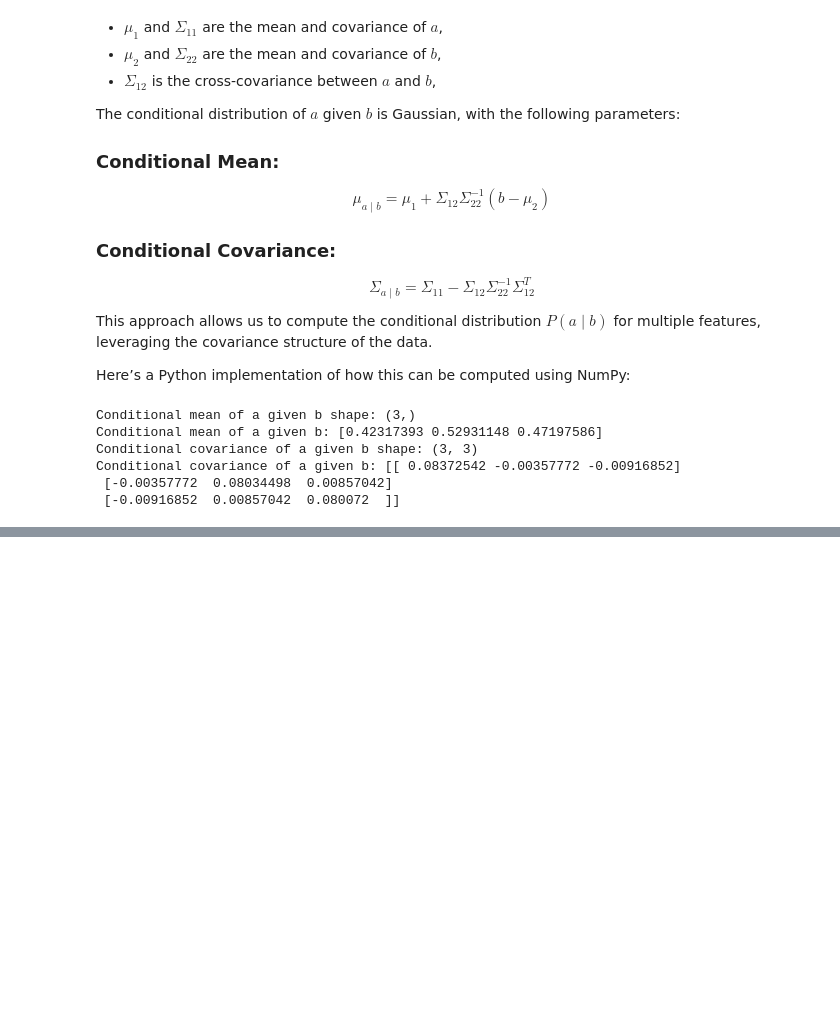
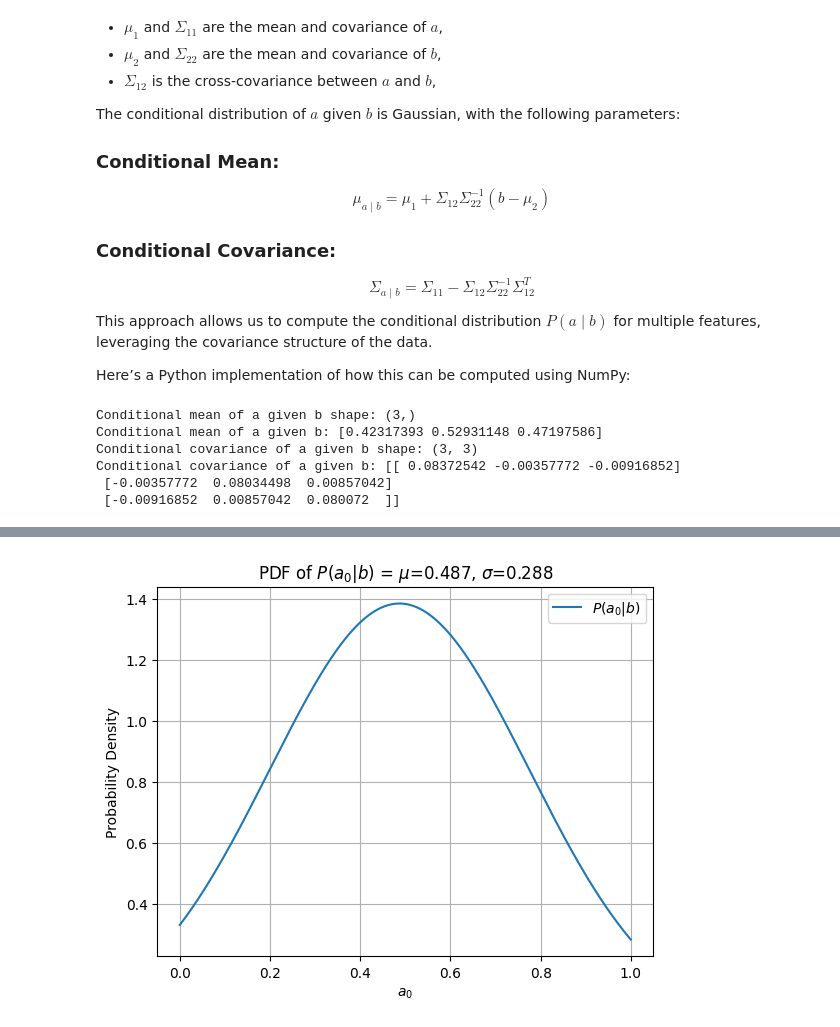
Before and after one commit to Giovannibriglia/VectorizedNumericalIntervention, a Jupyter notebook: vni/examples/display_concepts.ipynb, the cells around one changed output, grey strips where cells are left out. Cells and saved outputs as stored; diff of their text form; code cells hidden in the pictures; blank space fills up the shorter version.

```diff
--- a/vni/examples/display_concepts.ipynb
+++ b/vni/examples/display_concepts.ipynb
@@ -82,0 +203,43 @@ Conditional covariance of a given b: [[ 0.08372542 -0.00357772 -0.00916852]
+# %%
+import torch
+import matplotlib.pyplot as plt
+
+# mu_a_given_b is the conditional mean (for continuous a)
+# Sigma_a_given_b is the conditional covariance matrix
+# data are the randomly generated data in the previous cell
+
+feature_index = 0
+
+# Select the mean and covariance for the first dimension of 'a'
+mu_a1_given_b = mu_a_given_b[feature_index]  # First element of the conditional mean
+Sigma_a1_given_b = Sigma_a_given_b[feature_index, feature_index]  # Variance of the first element (since it's a scalar)
+
+# Define the normal distribution for the first dimension of 'a'
+a1_dist = torch.distributions.Normal(mu_a1_given_b, torch.sqrt(Sigma_a1_given_b))
+
+# Extract the data for the first feature of 'a' (index 0, since a_indexes = [0, 1, 2])
+a1_data = data[feature_index, :]  # All values for the first feature across all samples
+
+# Get the min and max from the actual data
+min_a1 =  torch.min(a1_data)
+max_a1 =  torch.max(a1_data)
+n_points = len(a1_data)
+# Generate values for 'a_1' between min and max
+a1_values = torch.linspace(min_a1, max_a1, n_points)
+
+# Evaluate the PDF at each value of 'a_1'
+pdf_values_a1 = a1_dist.log_prob(a1_values).exp()  # Log-probabilities converted to probabilities
+
+m = round(mu_a1_given_b.item(),3)
+s = round(np.sqrt(Sigma_a1_given_b.item()), 3)
+
+# Plot the PDF
+plt.plot(a1_values.numpy(), pdf_values_a1.numpy(), label=f'$P(a_{feature_index}|b)$')
+plt.title(f'PDF of $P(a_{feature_index}|b)$ = $\mu$={m}, $\sigma$={s}')
+plt.xlabel(f'$a_{feature_index}$')
+plt.ylabel('Probability Density')
+plt.legend()
+plt.grid(True)
+plt.show()
+# %% [output]
+[figure, added]
```
Also changed, not shown: parts of 2 cells of this notebook.
